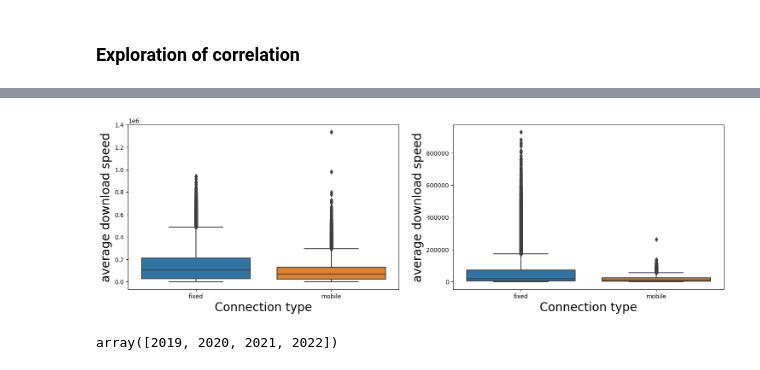
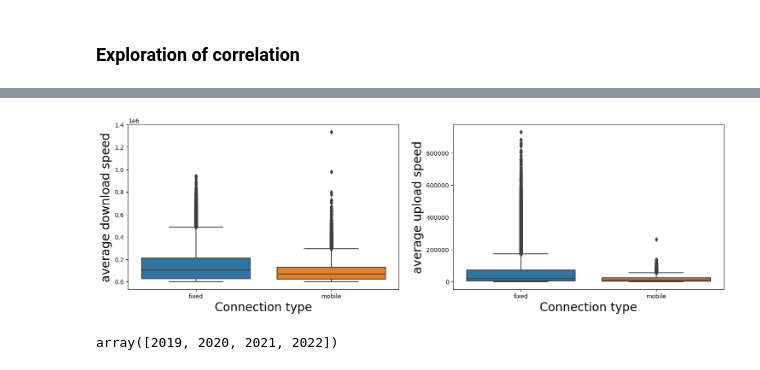
Before and after one commit to cybera/ookla-statcan-t1, a Jupyter notebook: notebooks/Feifeiworking.ipynb, the cells around one changed output, grey strips where cells are left out. Drawn from its saved outputs; the diff is of its cells as text; code cells hidden in the pictures.

```diff
--- a/notebooks/Feifeiworking.ipynb
+++ b/notebooks/Feifeiworking.ipynb
@@ -32,14 +32,14 @@ speed_conn
 # %%
 fig, (ax1, ax2) = plt.subplots(1,2,figsize=(18,5))
 sns.boxplot(x='conn_type', y='avg_d_kbps', data=speed_tiles, ax=ax1)
 ax1.set_xlabel('Connection type',fontsize=20)
 ax1.set_ylabel('average download speed', fontsize=20)
 sns.boxplot(x='conn_type', y='avg_u_kbps', data=speed_tiles, ax=ax2)
 ax2.set_xlabel('Connection type',fontsize=20)
-ax2.set_ylabel('average download speed', fontsize=20)
+ax2.set_ylabel('average upload speed', fontsize=20)
 plt.show()
 # %% [output]
-[figure, old version]
+[figure, new version]
 # %%
 speed_tiles_year = ookla.canada_speed_tiles().loc[lambda s:(s.quarter==1)]
 speed_tiles_year['year'].unique()
```
